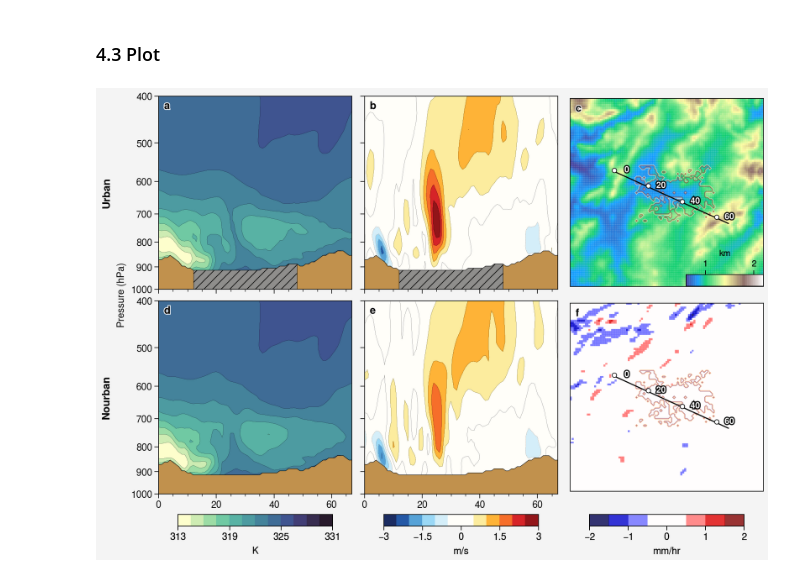
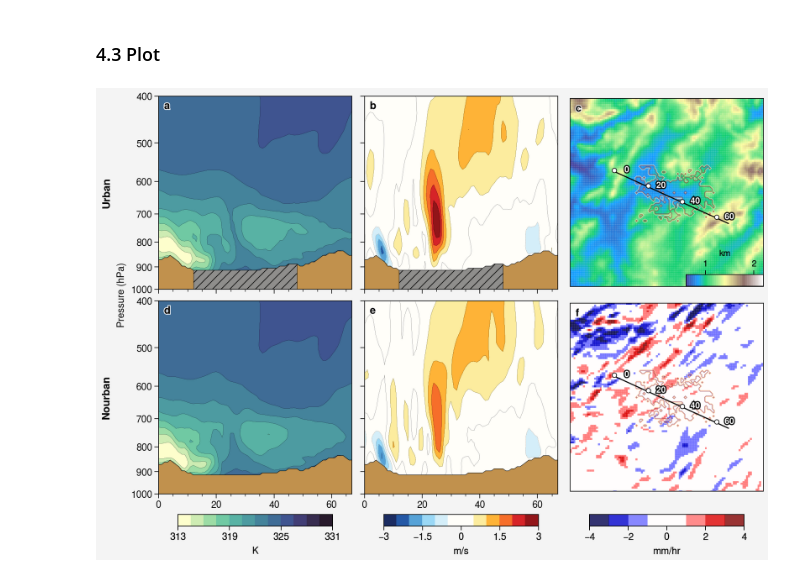
Before and after one commit to donmezkutay/Urban-Precipitation-Article, a Jupyter notebook: revision_spring_crosssection_hourly.ipynb, the cells around one changed output. Drawn from its saved outputs; the diff is of its cells as text; code cells hidden in the pictures.

Commit message:
#update cross section figures

```diff
--- a/revision_spring_crosssection_hourly.ipynb
+++ b/revision_spring_crosssection_hourly.ipynb
@@ -389,11 +389,11 @@ for t in range(6):
     elif t == 5:
 
         cmap = proplot.Colormap('seismic')
-        clevs_total = np.arange(-2, 2.1, 0.5)
+        clevs_total = np.arange(-4, 4.1, 1)
         norm = BoundaryNorm(clevs_total,
                             ncolors=cmap.N,
                             clip=True)
-        ticks = np.arange(-2, 2.1, 0.5)
+        ticks = np.arange(-4, 4.1, 2)
 
         mesh = axs2[t].pcolormesh(prcp_diff['lon'],
                             prcp_diff['lat'],
@@ -543,34 +543,34 @@ for i in [2, 5]:
                  linewidth = 1,
                  )
 
     axs2[i].scatter(line_lon, line_lat,
                    color='white',
                    transform = cartopy.crs.PlateCarree(),
                    zorder = 7,
                    s = 70,
                    marker = '.',
                    markeredgecolor='k')
 
     label_list = [0, 20, 40, 60]
     for j in range(len(label_list)):
         axs2[i].text(line_lon[j]+0.08, line_lat[j],
                  s = label_list[j],
                  size = 8,
                  border=True,
                  bordercolor='black',
                  borderwidth=2,
                  color='white',
                  transform = cartopy.crs.PlateCarree(),
                  va='center',
                  weight='bold',
                  ha = 'center',
                  path_effects=[path_effects.Stroke(linewidth=2, foreground='black'),
                                path_effects.Normal()]
                  )
 
 #save figure
-plt.savefig(r'pictures/revision_spring_cross_section_hgt_prec_pre_event.jpeg',
-            bbox_inches='tight', optimize=True,
-            progressive=True, dpi=1000)
+#plt.savefig(r'pictures/revision_spring_cross_section_hgt_prec_pre_event.jpeg',
+#            bbox_inches='tight', optimize=True,
+#            progressive=True, dpi=1000)
 # %% [output]
-[figure, old version]
+[figure, new version]
```
Also changed, not shown: 3 other files.
